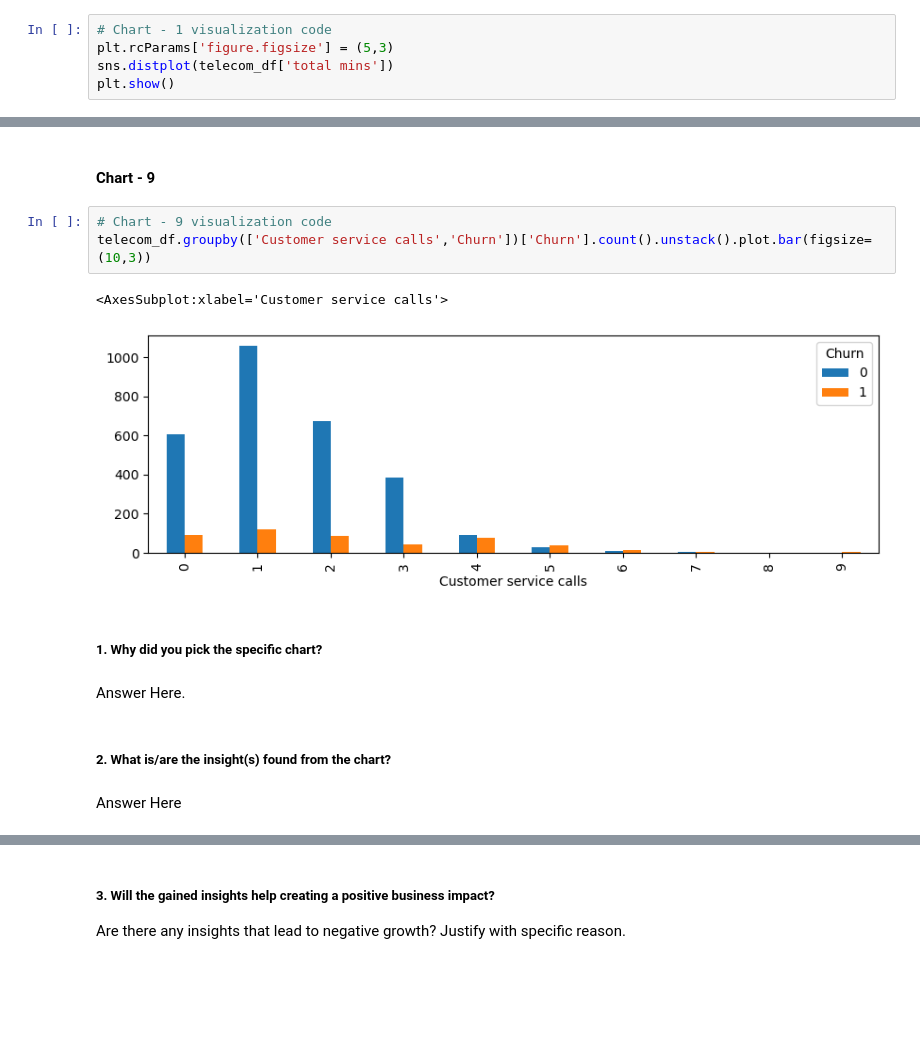
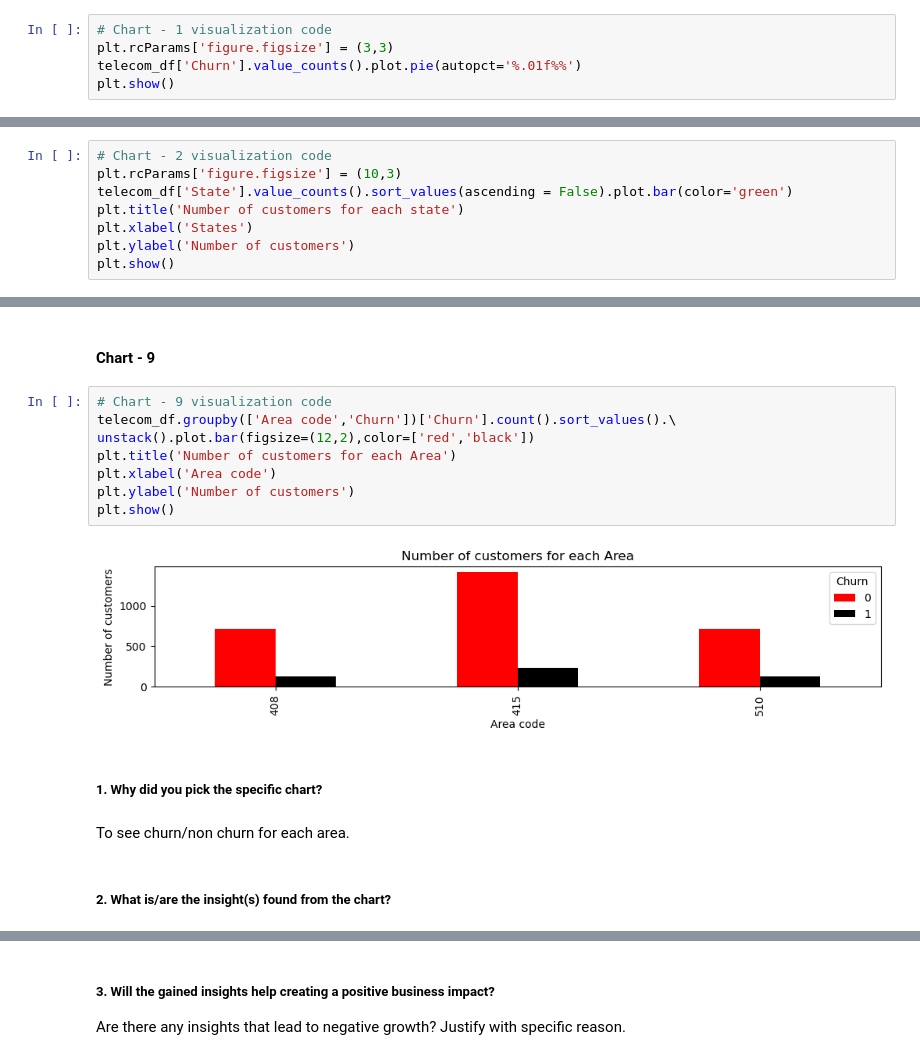
Before and after one commit to mdismailquraishicse/TelecomChurnAnalysis, a Jupyter notebook: TelecomChurnAnalysis.ipynb, the cells around one changed output, grey strips where cells are left out. Saved outputs shown, nothing was run; the diff lists cells and outputs as text; blank space fills up the shorter version.

```diff
--- a/TelecomChurnAnalysis.ipynb
+++ b/TelecomChurnAnalysis.ipynb
@@ -279,7 +304,7 @@ First of all I created three new columns 'total mins', 'total calls', 'total cha
 #### Chart - 1
 # %%
 # Chart - 1 visualization code
-plt.rcParams['figure.figsize'] = (5,3)
-sns.distplot(telecom_df['total mins'])
+plt.rcParams['figure.figsize'] = (3,3)
+telecom_df['Churn'].value_counts().plot.pie(autopct='%.01f%%')
 plt.show()
 # %% [output]
@@ -307,0 +327,8 @@ plt.show()
+# %%
+# Chart - 2 visualization code
+plt.rcParams['figure.figsize'] = (10,3)
+telecom_df['State'].value_counts().sort_values(ascending = False).plot.bar(color='green')
+plt.title('Number of customers for each state')
+plt.xlabel('States')
+plt.ylabel('Number of customers')
+plt.show()
@@ -448,15 +495,17 @@ Answer Here
 #### Chart - 9
 # %%
 # Chart - 9 visualization code
-telecom_df.groupby(['Customer service calls','Churn'])['Churn'].count().unstack().plot.bar(figsize=(10,3))
+telecom_df.groupby(['Area code','Churn'])['Churn'].count().sort_values().\
+unstack().plot.bar(figsize=(12,2),color=['red','black'])
+plt.title('Number of customers for each Area')
+plt.xlabel('Area code')
+plt.ylabel('Number of customers')
+plt.show()
 # %% [output]
-<AxesSubplot:xlabel='Customer service calls'>
-[figure, old version]
+[figure, new version]
 # %% [markdown]
 ##### 1. Why did you pick the specific chart?
-# %% [markdown]
-Answer Here.
+# %% [markdown]
+To see churn/non churn for each area.
 # %% [markdown]
 ##### 2. What is/are the insight(s) found from the chart?
-# %% [markdown]
-Answer Here
```
Also changed, not shown: parts of 101 cells of this notebook.
